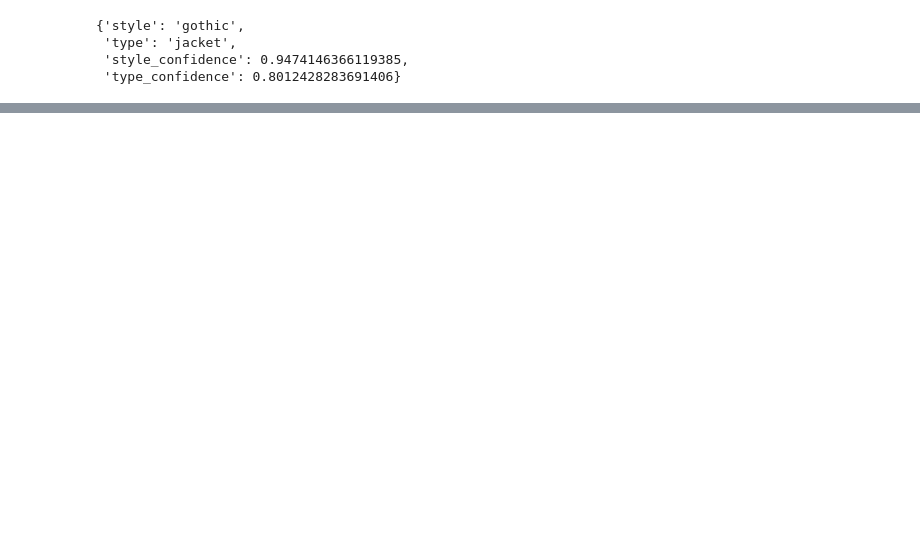
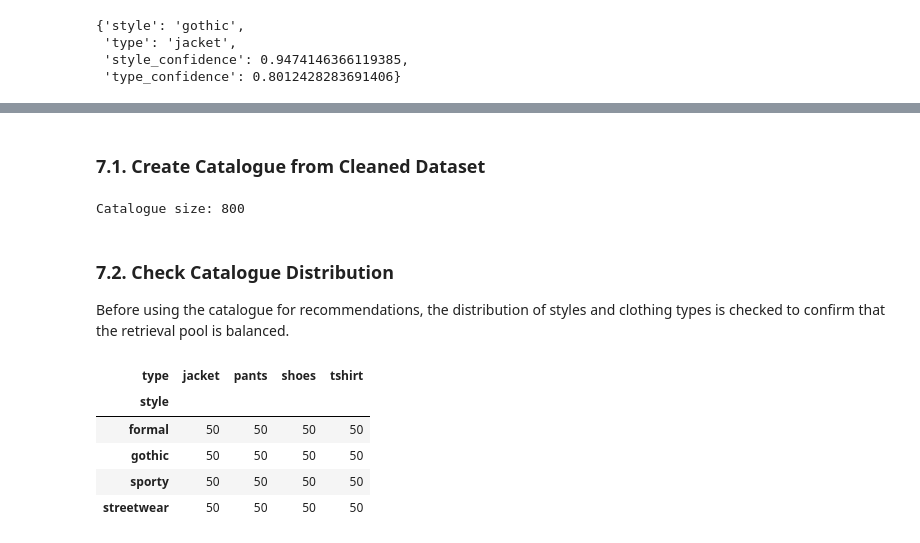
Before and after one commit to DimitarMalamski/outfit-recommendation-project, a Jupyter notebook: notebooks/03_fashion_recommendation_prototype.ipynb, the cells around one changed output, grey strips where cells are left out. Cells and saved outputs as stored; diff of their text form; code cells hidden in the pictures; blank space fills up the shorter version.

```diff
--- a/notebooks/03_fashion_recommendation_prototype.ipynb
+++ b/notebooks/03_fashion_recommendation_prototype.ipynb
@@ -207,0 +214,50 @@ prediction
+# %% [markdown]
+### 7.1. Create Catalogue from Cleaned Dataset
+# %%
+catalogue_root = "../dataset/cleaned"
+
+catalogue_items = []
+
+for style in sorted(os.listdir(catalogue_root)):
+    style_path = os.path.join(catalogue_root, style)
+
+    if not os.path.isdir(style_path):
+        continue
+
+    for item_type in sorted(os.listdir(style_path)):
+        type_path = os.path.join(style_path, item_type)
+
+        if not os.path.isdir(type_path):
+            continue
+
+        for filename in sorted(os.listdir(type_path)):
+            image_path = os.path.join(type_path, filename)
+
+            if os.path.isfile(image_path):
+                catalogue_items.append({
+                    "image_path": image_path,
+                    "style": style,
+                    "type": item_type,
+                    "filename": filename
+                })
+
+catalogue_df = pd.DataFrame(catalogue_items)
+
+print("Catalogue size:", len(catalogue_df))
+# catalogue_df.head()
+# %% [output]
+Catalogue size: 800
+# %% [markdown]
+### 7.2. Check Catalogue Distribution
+
+Before using the catalogue for recommendations, the distribution of styles and clothing types is checked to confirm that the retrieval pool is balanced.
+# %%
+catalogue_distribution = pd.crosstab(catalogue_df["style"], catalogue_df["type"])
+catalogue_distribution
+# %% [output]
+| type | jacket | pants | shoes | tshirt |
+| style |  |  |  |  |
+| formal | 50 | 50 | 50 | 50 |
+| gothic | 50 | 50 | 50 | 50 |
+| sporty | 50 | 50 | 50 | 50 |
+| streetwear | 50 | 50 | 50 | 50 |
```
Also changed, not shown: parts of 14 cells of this notebook.
